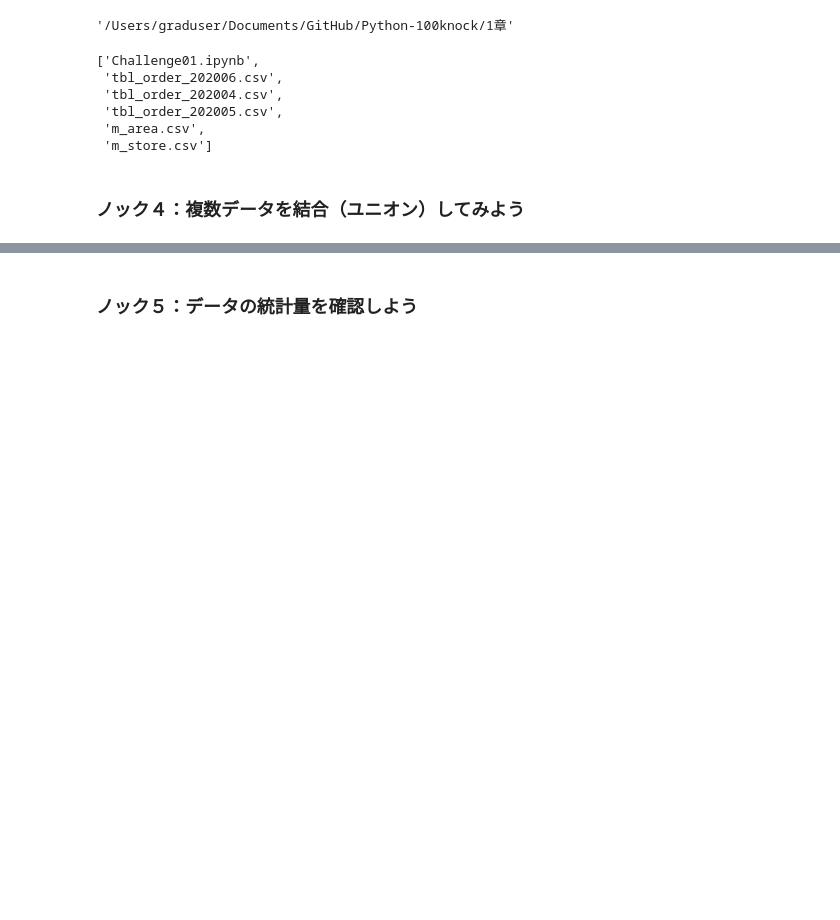
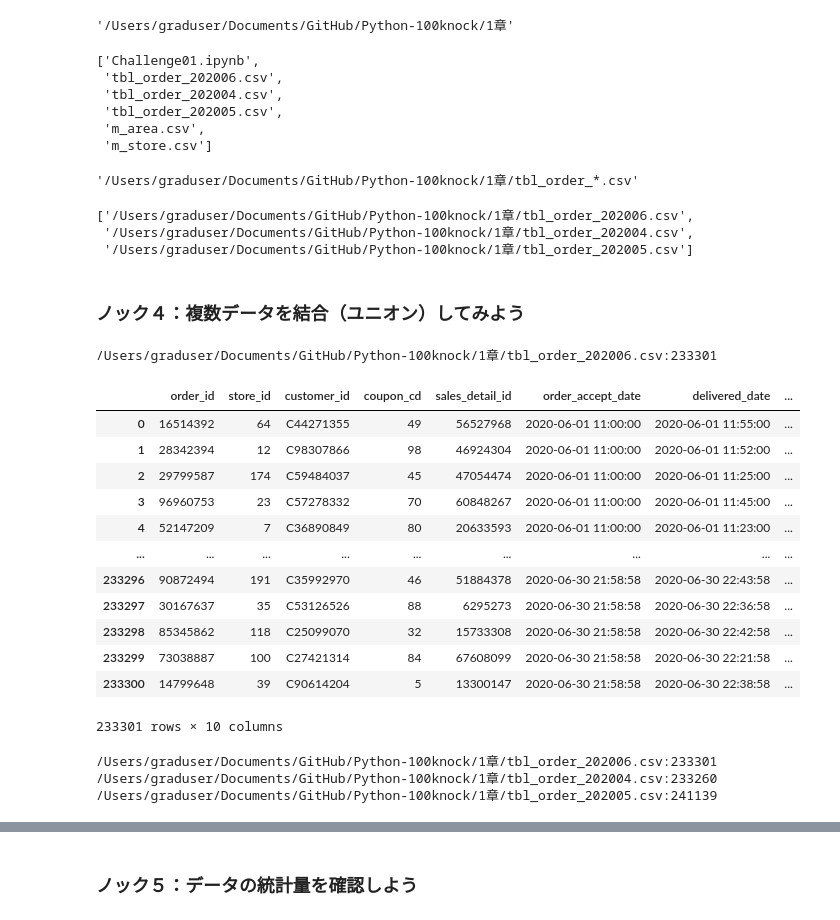
Before and after one commit to itomond-home/100knock, a Jupyter notebook: 1章/Challenge01.ipynb, the cells around one changed output, grey strips where cells are left out. Cells and saved outputs as stored; diff of their text form; code cells hidden in the pictures; blank space fills up the shorter version.

```diff
--- a/1章/Challenge01.ipynb
+++ b/1章/Challenge01.ipynb
@@ -79,5 +79,50 @@ os.listdir(current_dir)
  'tbl_order_202005.csv',
  'm_area.csv',
  'm_store.csv']
+# %%
+tbl_order_file = os.path.join(current_dir, "tbl_order_*.csv")
+tbl_order_file
+# %% [output]
+'/Users/graduser/Documents/GitHub/Python-100knock/1章/tbl_order_*.csv'
+# %%
+import glob
+tbl_order_files = glob.glob(tbl_order_file)
+tbl_order_files
+# %% [output]
+['/Users/graduser/Documents/GitHub/Python-100knock/1章/tbl_order_202006.csv',
+ '/Users/graduser/Documents/GitHub/Python-100knock/1章/tbl_order_202004.csv',
+ '/Users/graduser/Documents/GitHub/Python-100knock/1章/tbl_order_202005.csv']
 # %% [markdown]
 ### ノック４：複数データを結合（ユニオン）してみよう
+# %%
+order_all = pd.DataFrame()
+file = tbl_order_files[0]
+order_data = pd.read_csv(file)
+print(f"{file}:{len(order_data)}")
+order_all = pd.concat([order_all, order_data], ignore_index=True)
+order_all
+# %% [output]
+/Users/graduser/Documents/GitHub/Python-100knock/1章/tbl_order_202006.csv:233301
+|  | order_id | store_id | customer_id | coupon_cd | sales_detail_id | order_accept_date | delivered_date | ... |
+| 0 | 16514392 | 64 | C44271355 | 49 | 56527968 | 2020-06-01 11:00:00 | 2020-06-01 11:55:00 | ... |
+| 1 | 28342394 | 12 | C98307866 | 98 | 46924304 | 2020-06-01 11:00:00 | 2020-06-01 11:52:00 | ... |
+| 2 | 29799587 | 174 | C59484037 | 45 | 47054474 | 2020-06-01 11:00:00 | 2020-06-01 11:25:00 | ... |
+| 3 | 96960753 | 23 | C57278332 | 70 | 60848267 | 2020-06-01 11:00:00 | 2020-06-01 11:45:00 | ... |
+| 4 | 52147209 | 7 | C36890849 | 80 | 20633593 | 2020-06-01 11:00:00 | 2020-06-01 11:23:00 | ... |
+| ... | ... | ... | ... | ... | ... | ... | ... | ... |
+| 233296 | 90872494 | 191 | C35992970 | 46 | 51884378 | 2020-06-30 21:58:58 | 2020-06-30 22:43:58 | ... |
+| 233297 | 30167637 | 35 | C53126526 | 88 | 6295273 | 2020-06-30 21:58:58 | 2020-06-30 22:36:58 | ... |
+| 233298 | 85345862 | 118 | C25099070 | 32 | 15733308 | 2020-06-30 21:58:58 | 2020-06-30 22:42:58 | ... |
+| 233299 | 73038887 | 100 | C27421314 | 84 | 67608099 | 2020-06-30 21:58:58 | 2020-06-30 22:21:58 | ... |
+| 233300 | 14799648 | 39 | C90614204 | 5 | 13300147 | 2020-06-30 21:58:58 | 2020-06-30 22:38:58 | ... |
+233301 rows × 10 columns
+# %%
+order_all = pd.DataFrame()
+for file in tbl_order_files:
+    order_data = pd.read_csv(file)
+    print(f"{file}:{len(order_data)}")
+    order_all = pd.concat([order_all, order_data], ignore_index=True)
+# %% [output]
+/Users/graduser/Documents/GitHub/Python-100knock/1章/tbl_order_202006.csv:233301
+/Users/graduser/Documents/GitHub/Python-100knock/1章/tbl_order_202004.csv:233260
+/Users/graduser/Documents/GitHub/Python-100knock/1章/tbl_order_202005.csv:241139
```
Also changed, not shown: parts of 13 cells of this notebook, 1 other file.
